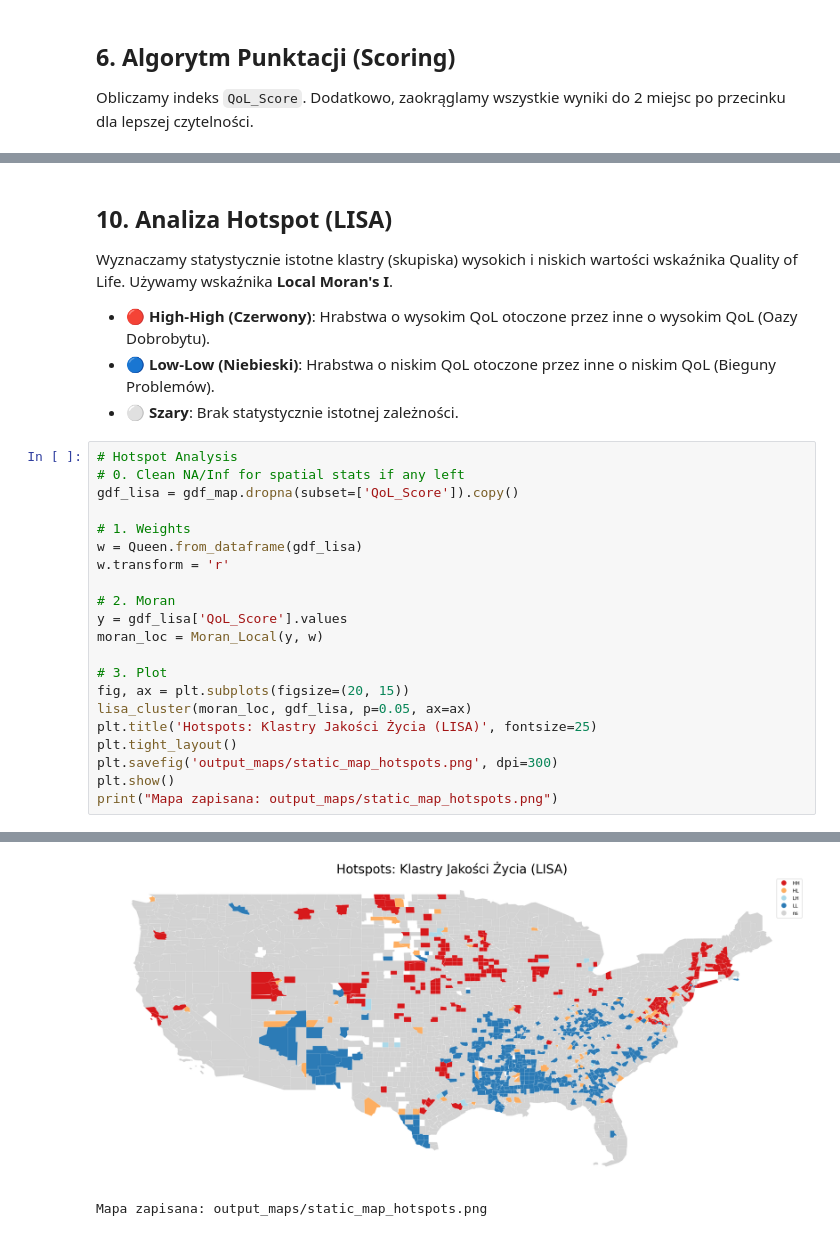
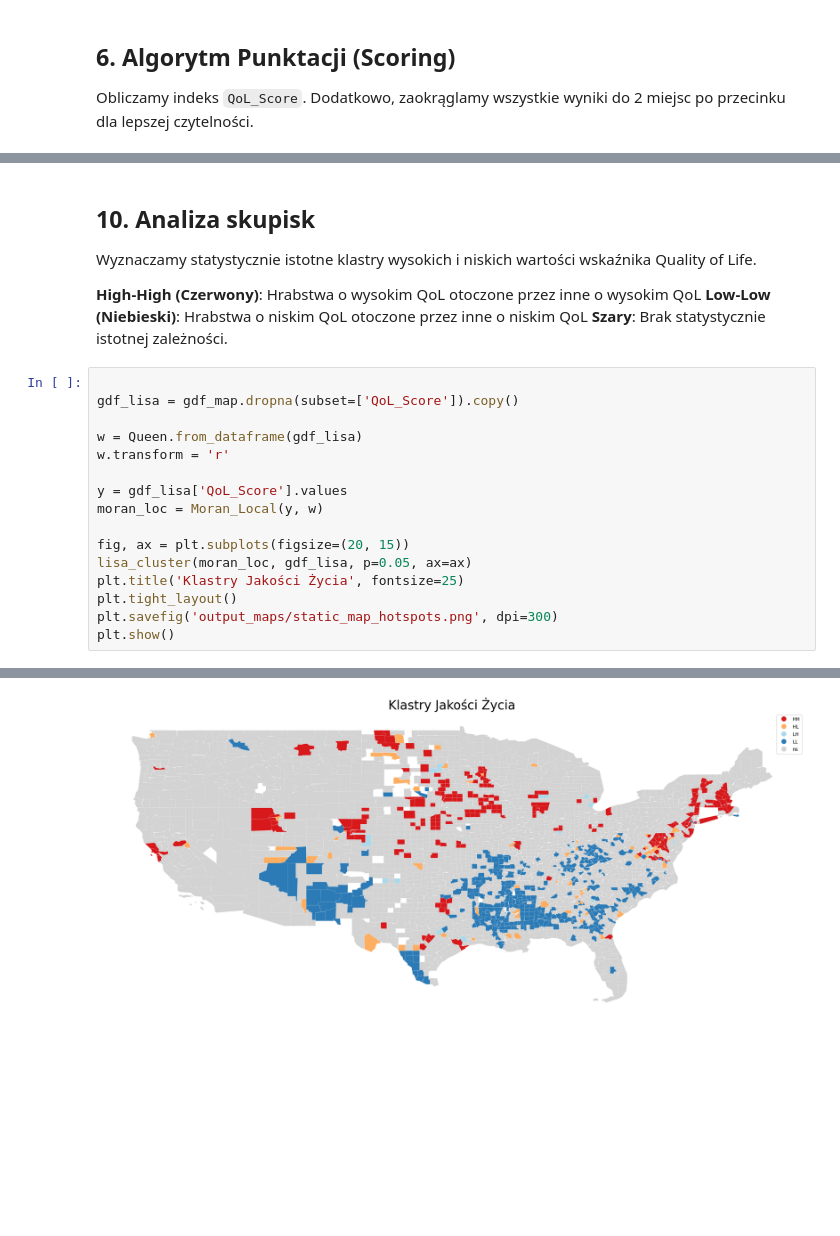
Before and after one commit to Remko23/AnalizaDanychPrzestrzennych, a Jupyter notebook: PROJEKT/final_project.ipynb, the cells around one changed output, grey strips where cells are left out. Saved outputs shown, nothing was run; the diff lists cells and outputs as text; blank space fills up the shorter version.

```diff
--- a/PROJEKT/final_project.ipynb
+++ b/PROJEKT/final_project.ipynb
@@ -348,29 +332,24 @@ Mapa zapisana: output_maps/final_map_usa.html
 # %% [markdown]
-## 10. Analiza Hotspot (LISA)
-Wyznaczamy statystycznie istotne klastry (skupiska) wysokich i niskich wartości wskaźnika Quality of Life. Używamy wskaźnika **Local Moran's I**.
+## 10. Analiza skupisk
+Wyznaczamy statystycznie istotne klastry wysokich i niskich wartości wskaźnika Quality of Life.
 
-*   🔴 **High-High (Czerwony)**: Hrabstwa o wysokim QoL otoczone przez inne o wysokim QoL (Oazy Dobrobytu).
-*   🔵 **Low-Low (Niebieski)**: Hrabstwa o niskim QoL otoczone przez inne o niskim QoL (Bieguny Problemów).
-*   ⚪ **Szary**: Brak statystycznie istotnej zależności.
+**High-High (Czerwony)**: Hrabstwa o wysokim QoL otoczone przez inne o wysokim QoL
+**Low-Low (Niebieski)**: Hrabstwa o niskim QoL otoczone przez inne o niskim QoL
+**Szary**: Brak statystycznie istotnej zależności.
 # %%
-# Hotspot Analysis
-# 0. Clean NA/Inf for spatial stats if any left
+
 gdf_lisa = gdf_map.dropna(subset=['QoL_Score']).copy()
 
-# 1. Weights
 w = Queen.from_dataframe(gdf_lisa)
 w.transform = 'r'
 
-# 2. Moran
 y = gdf_lisa['QoL_Score'].values
 moran_loc = Moran_Local(y, w)
 
-# 3. Plot
 fig, ax = plt.subplots(figsize=(20, 15))
 lisa_cluster(moran_loc, gdf_lisa, p=0.05, ax=ax)
-plt.title('Hotspots: Klastry Jakości Życia (LISA)', fontsize=25)
+plt.title('Klastry Jakości Życia', fontsize=25)
 plt.tight_layout()
 plt.savefig('output_maps/static_map_hotspots.png', dpi=300)
 plt.show()
-print("Mapa zapisana: output_maps/static_map_hotspots.png")
 # %% [output]
@@ -397,2 +376 @@ print("Mapa zapisana: output_maps/static_map_hotspots.png")
-[figure, old version]
+[figure, new version]
-Mapa zapisana: output_maps/static_map_hotspots.png
```
Also changed, not shown: parts of 13 cells of this notebook.
